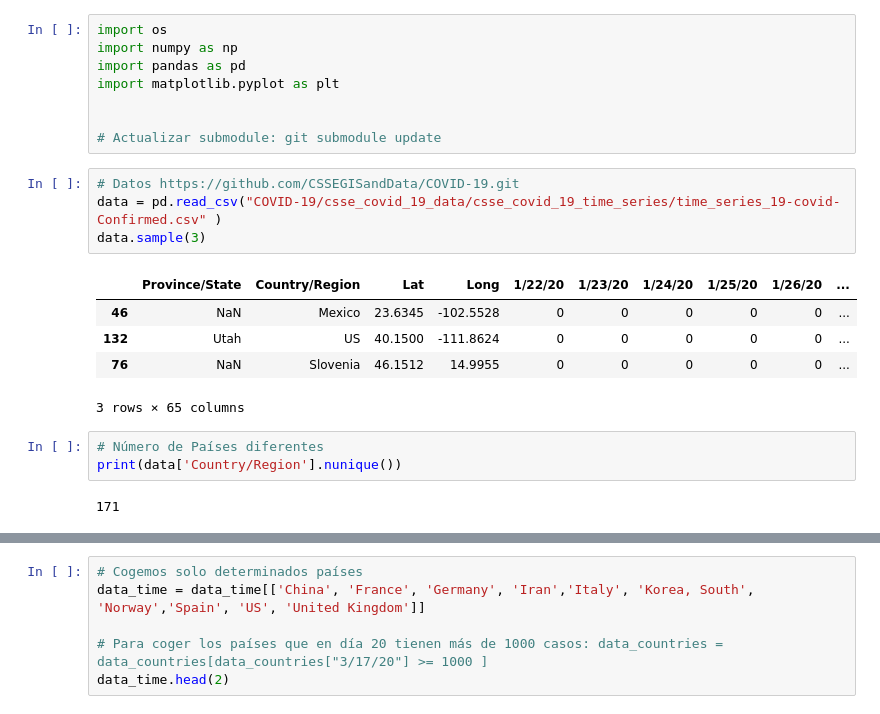
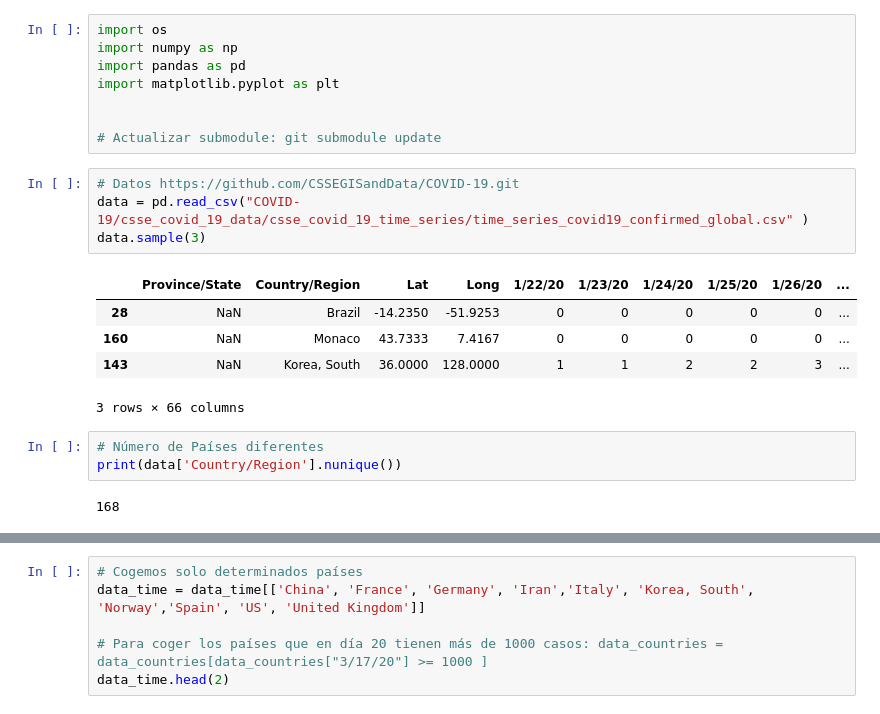
Before and after one commit to akakicreations/ejercicios-casuales-github, a Jupyter notebook: covid19-exercise/covid19_notebook.ipynb, the cells around one changed output, grey strips where cells are left out. Saved outputs shown, nothing was run; the diff lists cells and outputs as text.

```diff
--- a/covid19-exercise/covid19_notebook.ipynb
+++ b/covid19-exercise/covid19_notebook.ipynb
@@ -10,19 +10,19 @@ import matplotlib.pyplot as plt
 # Actualizar submodule: git submodule update
 # %%
 # Datos https://github.com/CSSEGISandData/COVID-19.git
-data = pd.read_csv("COVID-19/csse_covid_19_data/csse_covid_19_time_series/time_series_19-covid-Confirmed.csv" )
+data = pd.read_csv("COVID-19/csse_covid_19_data/csse_covid_19_time_series/time_series_covid19_confirmed_global.csv" )
 data.sample(3)
 # %% [output]
 |  | Province/State | Country/Region | Lat | Long | 1/22/20 | 1/23/20 | 1/24/20 | 1/25/20 | 1/26/20 | ... |
-| 46 | NaN | Mexico | 23.6345 | -102.5528 | 0 | 0 | 0 | 0 | 0 | ... |
-| 132 | Utah | US | 40.1500 | -111.8624 | 0 | 0 | 0 | 0 | 0 | ... |
-| 76 | NaN | Slovenia | 46.1512 | 14.9955 | 0 | 0 | 0 | 0 | 0 | ... |
+| 28 | NaN | Brazil | -14.2350 | -51.9253 | 0 | 0 | 0 | 0 | 0 | ... |
+| 160 | NaN | Monaco | 43.7333 | 7.4167 | 0 | 0 | 0 | 0 | 0 | ... |
+| 143 | NaN | Korea, South | 36.0000 | 128.0000 | 1 | 1 | 2 | 2 | 3 | ... |
-3 rows × 65 columns
+3 rows × 66 columns
 # %%
 # Número de Países diferentes
 print(data['Country/Region'].nunique())
 # %% [output]
-171
+168
 # %%
 #Saco un dataset con solo los países
 data_countries = data.groupby("Country/Region", as_index=False).sum()
```
Also changed, not shown: parts of 25 cells of this notebook, 3 other files.
